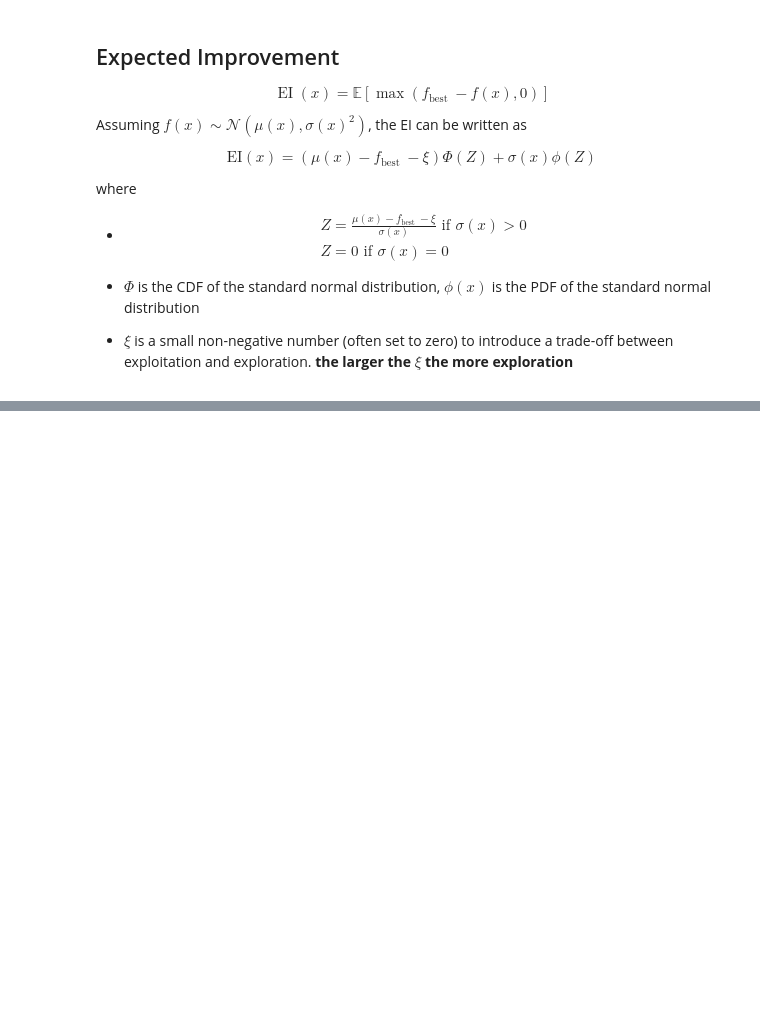
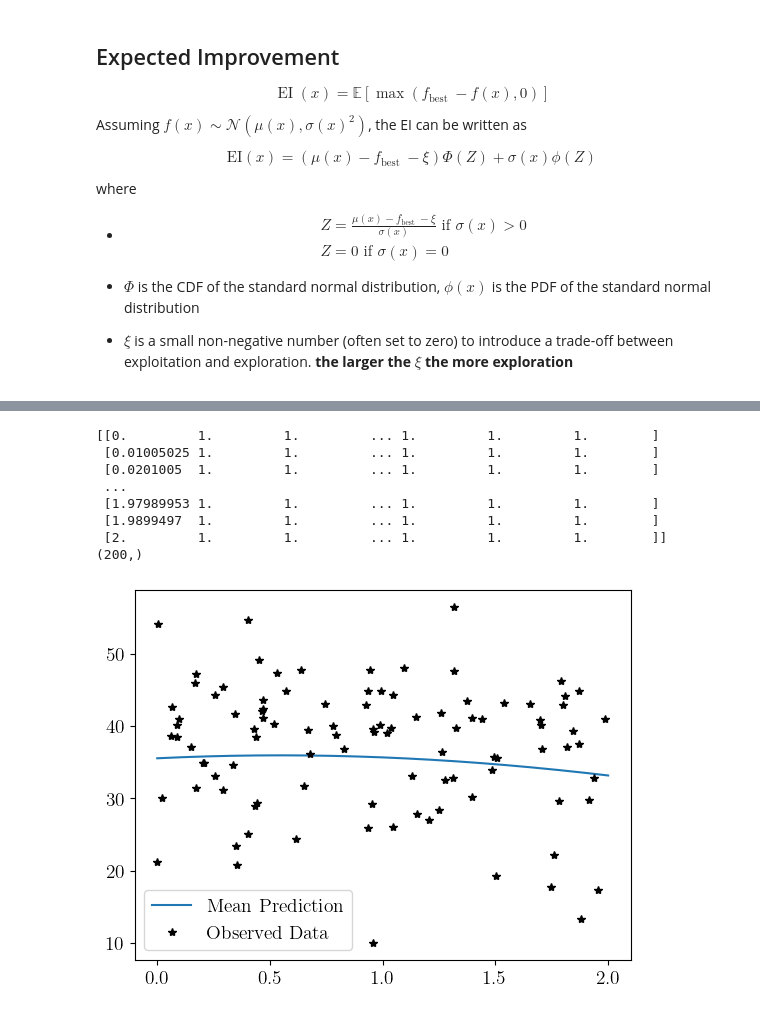
Before and after one commit to AliAlkadhim/Pythia8_SBI_Tune, a Jupyter notebook: code/BayesOpt/Gpytorch_Tune_all_params.ipynb, the cells around one changed output, grey strips where cells are left out. Drawn from its saved outputs; the diff is of its cells as text; code cells hidden in the pictures; blank space fills up the shorter version.

```diff
--- a/code/BayesOpt/Gpytorch_Tune_all_params.ipynb
+++ b/code/BayesOpt/Gpytorch_Tune_all_params.ipynb
@@ -389,5 +369,7 @@ class Sample_param:
                 steps=self.size)
 # %%
 likelihood = gpytorch.likelihoods.GaussianLikelihood()
+train_x = torch.tensor(train_x)
+train_y = torch.tensor(train_y)
 
-model = GPModel(train_x = train_x, train_y=train_y, likelihood=likelihood)
+model = GPModel(train_x = train_x, train_y=train_y, likelihood=likelihood).double()
@@ -518,0 +513,23 @@ torch.Size([1])
+# %%
+def train_model(model, train_x, train_y, n_epochs, print_=False):
+    # Use the Adam optimizer
+    optimizer = torch.optim.Adam(model.parameters(), lr=0.1)  # Includes GaussianLikelihood parameters
+    mll = gpytorch.mlls.ExactMarginalLogLikelihood(likelihood, model)
+
+
+    # Optimize the model
+    model.train()
+    for epoch in range(n_epochs):
+        optimizer.zero_grad()
+        output = model(train_x)
+        loss = - mll(output, train_y)
+    #     if print_:
+    #             print('Epoch %d/%d - Loss: %.3f   lengthscale: %.3f   noise: %.3f' % (
+    #     epoch + 1, n_epochs, loss.item(),
+    #     model.covar_module.base_kernel.lengthscale.items(),
+    #     model.likelihood.noise.item()
+    # ))
+        loss.backward()
+        optimizer.step()
+# %%
+train_model(model, train_x, train_y, 500,print_=True)
@@ -518,0 +550,12 @@ torch.Size([1])
+# %%
+plot_model_param(model, 'aLund')
+# %% [output]
+[[0.         1.         1.         ... 1.         1.         1.        ]
+ [0.01005025 1.         1.         ... 1.         1.         1.        ]
+ [0.0201005  1.         1.         ... 1.         1.         1.        ]
+ ...
+ [1.97989953 1.         1.         ... 1.         1.         1.        ]
+ [1.9899497  1.         1.         ... 1.         1.         1.        ]
+ [2.         1.         1.         ... 1.         1.         1.        ]]
+(200,)
+[figure, added]
```
Also changed, not shown: parts of 28 cells of this notebook.
